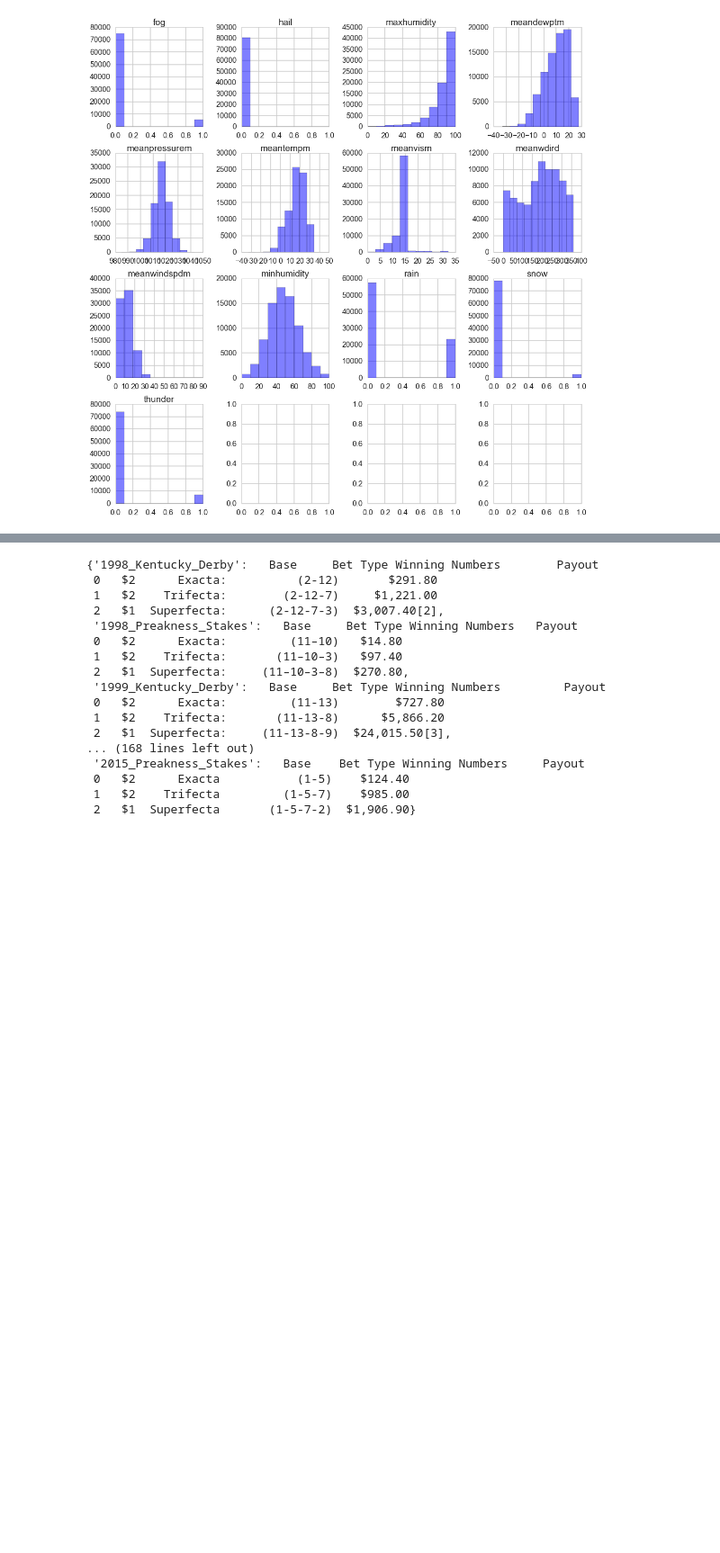
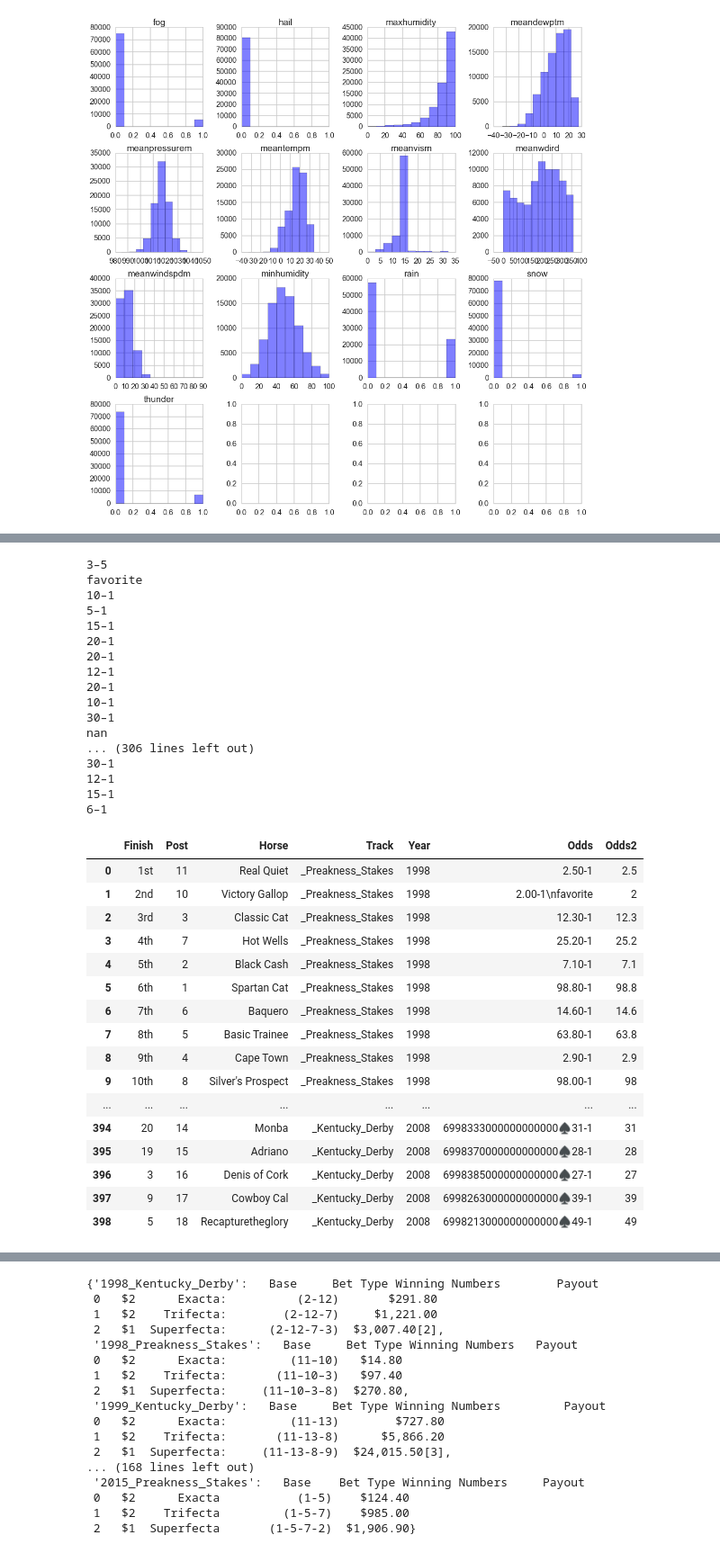
Before and after one commit to gebailey23/prettyponies, a Jupyter notebook: Weather_Scrape.ipynb, the cells around one changed output, grey strips where cells are left out. Shown at 90% size. Saved outputs shown, nothing was run; the diff lists cells and outputs as text; code cells hidden in the pictures; blank space fills up the shorter version.

```diff
--- a/Weather_Scrape.ipynb
+++ b/Weather_Scrape.ipynb
@@ -476,0 +436,77 @@ tester
+# %%
+# http://stackoverflow.com/questions/944700/how-to-check-for-nan-in-python
+def isNaN(num):
+    return num != num
+# %%
+def make_odds(item):
+    try:
+        if (item == "scr") or (item == "Scr") or (item == "SCR") or (item == "DNR"):
+            return 0
+        elif " !" in item:
+            return float(item[0:4])
+
+        q = item.split(u'\u2660')
+        if len(q) > 1:
+            q = q[1]
+        else:
+            q = q[0]
+
+        y = q.split("\n")
+        if "-" in y[0]:
+            x = y[0].split("-")
+        elif u"\u2014" in y[0]:
+            x = y[0].split(u"\u2014")
+        if len(x) > 1:
+            return float(x[0])/float(x[1])
+        else:
+
+            return float(a[0])
+    except:
+        print item
+        return item
+
+smallresults_df = results_df[["Finish", "Post", "Horse", "Morning Line Odds", "Post Time Odds", "Track", "Year"]]
+smallresults_df["Odds"] = np.nan
+for num in smallresults_df.index:
+    if not isNaN(smallresults_df["Morning Line Odds"].iloc[num]):
+        smallresults_df["Odds"].iloc[num] = smallresults_df["Morning Line Odds"].iloc[num]
+    else:
+        smallresults_df["Odds"].iloc[num] = smallresults_df["Post Time Odds"].iloc[num]
+smallresults_df.drop(["Morning Line Odds", "Post Time Odds"], axis=1, inplace=True)
+smallresults_df["Odds2"] = smallresults_df.Odds.apply(make_odds)
+smallresults_df
+# %% [output]
+3–5
+favorite
+10–1
+5–1
+15–1
+20–1
+20–1
+12–1
+20–1
+10–1
+30–1
+nan
+... (306 lines left out)
+30–1
+12–1
+15–1
+6–1
+|  | Finish | Post | Horse | Track | Year | Odds | Odds2 |
+| 0 | 1st | 11 | Real Quiet | _Preakness_Stakes | 1998 | 2.50-1 | 2.5 |
+| 1 | 2nd | 10 | Victory Gallop | _Preakness_Stakes | 1998 | 2.00-1\nfavorite | 2 |
+| 2 | 3rd | 3 | Classic Cat | _Preakness_Stakes | 1998 | 12.30-1 | 12.3 |
+| 3 | 4th | 7 | Hot Wells | _Preakness_Stakes | 1998 | 25.20-1 | 25.2 |
+| 4 | 5th | 2 | Black Cash | _Preakness_Stakes | 1998 | 7.10-1 | 7.1 |
+| 5 | 6th | 1 | Spartan Cat | _Preakness_Stakes | 1998 | 98.80-1 | 98.8 |
+| 6 | 7th | 6 | Baquero | _Preakness_Stakes | 1998 | 14.60-1 | 14.6 |
+| 7 | 8th | 5 | Basic Trainee | _Preakness_Stakes | 1998 | 63.80-1 | 63.8 |
+| 8 | 9th | 4 | Cape Town | _Preakness_Stakes | 1998 | 2.90-1 | 2.9 |
+| 9 | 10th | 8 | Silver's Prospect | _Preakness_Stakes | 1998 | 98.00-1 | 98 |
+| ... | ... | ... | ... | ... | ... | ... | ... |
+| 394 | 20 | 14 | Monba | _Kentucky_Derby | 2008 | 6998333000000000000♠31-1 | 31 |
+| 395 | 19 | 15 | Adriano | _Kentucky_Derby | 2008 | 6998370000000000000♠28-1 | 28 |
+| 396 | 3 | 16 | Denis of Cork | _Kentucky_Derby | 2008 | 6998385000000000000♠27-1 | 27 |
+| 397 | 9 | 17 | Cowboy Cal | _Kentucky_Derby | 2008 | 6998263000000000000♠39-1 | 39 |
+| 398 | 5 | 18 | Recapturetheglory | _Kentucky_Derby | 2008 | 6998213000000000000♠49-1 | 49 |
```
Also changed, not shown: parts of 7 cells of this notebook, 1 other file.
